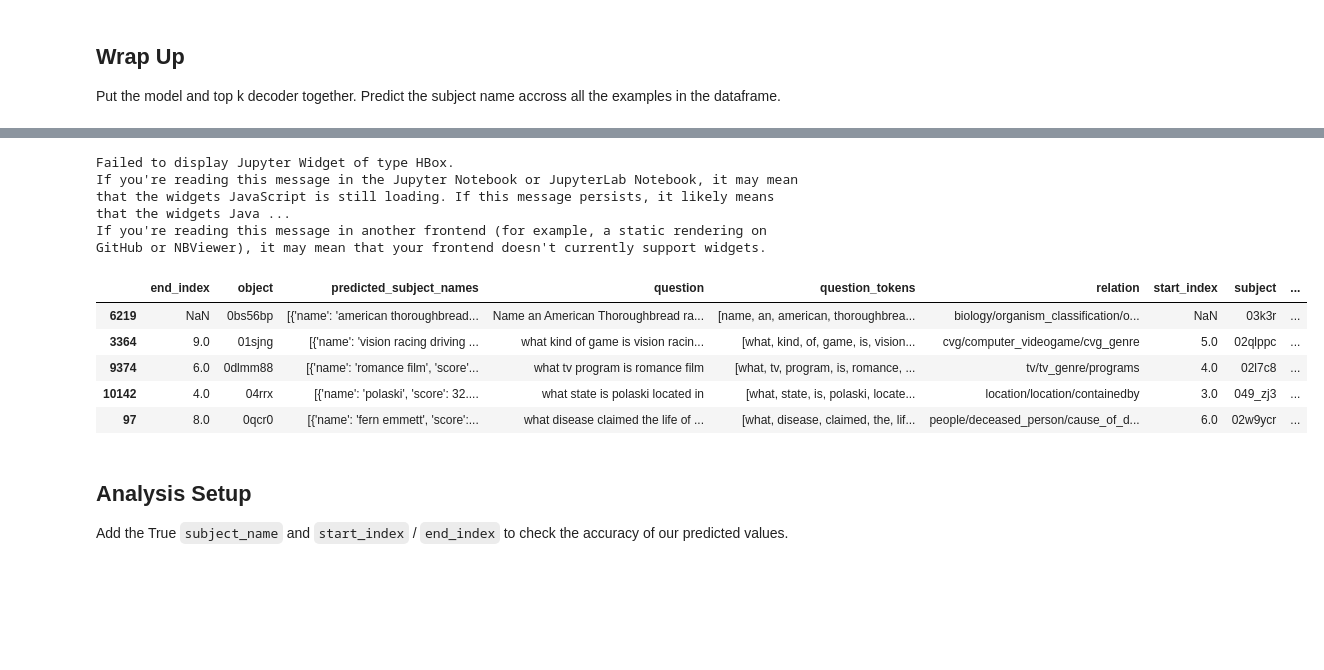
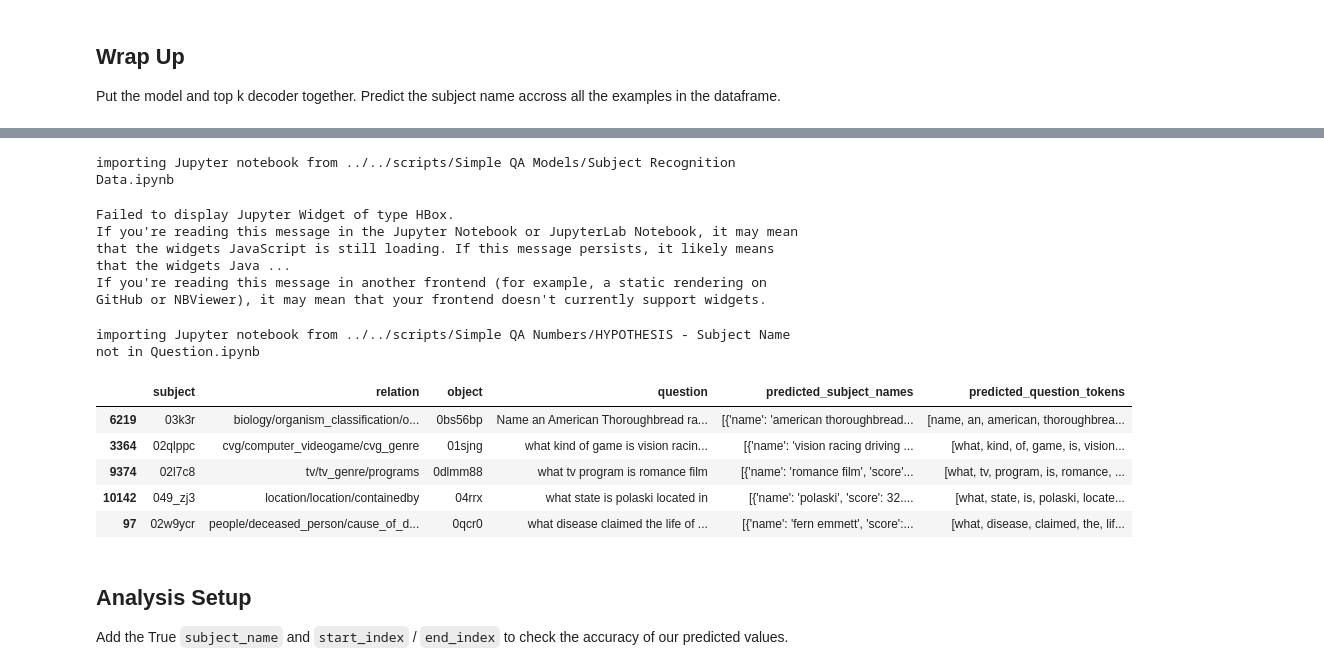
Before and after one commit to PetrochukM/Simple-QA-EMNLP-2018, a Jupyter notebook: scripts/Simple QA End-To-End/Step 1 - Predict Subject Name.ipynb, the cells around one changed output, grey strips where cells are left out. Drawn from its saved outputs; the diff is of its cells as text; code cells hidden in the pictures; blank space fills up the shorter version.

```diff
--- a/scripts/Simple QA End-To-End/Step 1 - Predict Subject Name.ipynb
+++ b/scripts/Simple QA End-To-End/Step 1 - Predict Subject Name.ipynb
@@ -40,14 +40,14 @@ import scripts.utils.import_notebook
 from allennlp.models.archival import load_archive
 from allennlp.service.predictors import Predictor
 
-archive = load_archive('../../results/0000.01-15_21:34:34.subject_recognition_crf_tagger/model.tar.gz',
+ARCHIVE = load_archive('../../results/0000.01-15_21:34:34.subject_recognition_crf_tagger/model.tar.gz',
                        cuda_device=0)
-predictor = Predictor.from_archive(archive, 'sentence-tagger')
+PREDICTOR = Predictor.from_archive(ARCHIVE, 'sentence-tagger')
 
 ## TEST ##
 question = 'what major cities does u.s. route 2 run through ?'
 print('Question:', question)
-print('Predicted Tags:', predictor.predict_json({'sentence': question}, 0)['tags'])
+print('Predicted Tags:', PREDICTOR.predict_json({'sentence': question}, 0)['tags'])
 # %% [output]
 Question: what major cities does u.s. route 2 run through ?
 Predicted Tags: ['O', 'O', 'O', 'O', 'I', 'I', 'I', 'O', 'O', 'O']
@@ -155,9 +155,9 @@ def viterbi_tags(logits: List[List[int]], mask: List[int], top_k: int) -> List[L
     end_tag = num_tags + 1
     transitions = torch.Tensor(num_tags + 2, num_tags + 2).fill_(-10000.)
 
-    transitions[:num_tags, :num_tags] = archive.model.crf.transitions.data
-    transitions[start_tag, :num_tags] = archive.model.crf.start_transitions.data
-    transitions[:num_tags, end_tag] = archive.model.crf.end_transitions.data
+    transitions[:num_tags, :num_tags] = ARCHIVE.model.crf.transitions.data
+    transitions[start_tag, :num_tags] = ARCHIVE.model.crf.start_transitions.data
+    transitions[:num_tags, end_tag] = ARCHIVE.model.crf.end_transitions.data
 
     # Pad the max sequence length by 2 to account for start_tag + end_tag.
     tag_sequence = torch.Tensor(max_seq_length + 2, num_tags + 2)
@@ -180,14 +180,14 @@ def viterbi_tags(logits: List[List[int]], mask: List[int], top_k: int) -> List[L
     viterbi_paths = [path[1:-1] for path in viterbi_paths]
     # Translate indexes to labels
     viterbi_paths = [
-        [archive.model.vocab.get_token_from_index(i, namespace="labels")
+        [ARCHIVE.model.vocab.get_token_from_index(i, namespace="labels")
          for i in paths] for paths in viterbi_paths
     ]
     return viterbi_paths, viterbi_scores
 
 ## TEST ##
 top_k = 5
-predicted = predictor.predict_json({'sentence': 'what major cities does u.s. route 2 run through ?'}, 0)
+predicted = PREDICTOR.predict_json({'sentence': 'what major cities does u.s. route 2 run through ?'}, 0)
 viterbi_paths, viterbi_scores = viterbi_tags(predicted['logits'], predicted['mask'], top_k)
 
 # Best viterbi_paths should equal to predicted tags
@@ -211,7 +211,7 @@ import re
 
 def predict_subject_name(tokens):
     # Predict Tags
-    predicted = predictor.predict_json({'sentence': ' '.join(tokens)}, 0)
+    predicted = PREDICTOR.predict_json({'sentence': ' '.join(tokens)}, 0)
     viterbi_paths, viterbi_scores = viterbi_tags(predicted['logits'], predicted['mask'], 25)
 
     predicted_subject_names = []
@@ -259,31 +259,33 @@ Sample Output:
 # %%
 import pandas as pd
 from numpy import nan
 
-preprocess = importlib.import_module(
+PREPROCESS = importlib.import_module(
                 "scripts.Simple QA Models.Subject Recognition Data").preprocess
-tokenize = importlib.import_module(
+TOKENIZE = importlib.import_module(
                 "scripts.Simple QA Models.Subject Recognition Data").spacy_tokenize
 
 def add_predicted_subject_name(row):
-    question_tokens = tokenize(preprocess(row['question']))
+    question_tokens = TOKENIZE(PREPROCESS(row['question']))
     predicted_subject_names = predict_subject_name(question_tokens)
     row['predicted_subject_names'] = predicted_subject_names
-    row['question_tokens'] = question_tokens
+    row['predicted_question_tokens'] = question_tokens
     return row
 
 df_dev = df_dev.progress_apply(add_predicted_subject_name, axis=1)
 df_dev[:5]
 # %% [output]
-Failed to display Jupyter Widget of type HBox.
-If you're reading this message in the Jupyter Notebook or JupyterLab Notebook, it may mean that the widgets JavaScript is still loading. If this message persists, it likely means that the widgets Java ...
-If you're reading this message in another frontend (for example, a static rendering on GitHub or NBViewer), it may mean that your frontend doesn't currently support widgets.
+importing Jupyter notebook from ../../scripts/Simple QA Models/Subject Recognition Data.ipynb
+Failed to display Jupyter Widget of type HBox.
+If you're reading this message in the Jupyter Notebook or JupyterLab Notebook, it may mean that the widgets JavaScript is still loading. If this message persists, it likely means that the widgets Java ...
+If you're reading this message in another frontend (for example, a static rendering on GitHub or NBViewer), it may mean that your frontend doesn't currently support widgets.
+importing Jupyter notebook from ../../scripts/Simple QA Numbers/HYPOTHESIS - Subject Name not in Question.ipynb
-|  | end_index | object | predicted_subject_names | question | question_tokens | relation | start_index | subject | ... |
-| 6219 | NaN | 0bs56bp | [{'name': 'american thoroughbread... | Name an American Thoroughbread ra... | [name, an, american, thoroughbrea... | biology/organism_classification/o... | NaN | 03k3r | ... |
-| 3364 | 9.0 | 01sjng | [{'name': 'vision racing driving ... | what kind of game is vision racin... | [what, kind, of, game, is, vision... | cvg/computer_videogame/cvg_genre | 5.0 | 02qlppc | ... |
-| 9374 | 6.0 | 0dlmm88 | [{'name': 'romance film', 'score'... | what tv program is romance film | [what, tv, program, is, romance, ... | tv/tv_genre/programs | 4.0 | 02l7c8 | ... |
-| 10142 | 4.0 | 04rrx | [{'name': 'polaski', 'score': 32.... | what state is polaski located in | [what, state, is, polaski, locate... | location/location/containedby | 3.0 | 049_zj3 | ... |
-| 97 | 8.0 | 0qcr0 | [{'name': 'fern emmett', 'score':... | what disease claimed the life of ... | [what, disease, claimed, the, lif... | people/deceased_person/cause_of_d... | 6.0 | 02w9ycr | ... |
+|  | subject | relation | object | question | predicted_subject_names | predicted_question_tokens |
+| 6219 | 03k3r | biology/organism_classification/o... | 0bs56bp | Name an American Thoroughbread ra... | [{'name': 'american thoroughbread... | [name, an, american, thoroughbrea... |
+| 3364 | 02qlppc | cvg/computer_videogame/cvg_genre | 01sjng | what kind of game is vision racin... | [{'name': 'vision racing driving ... | [what, kind, of, game, is, vision... |
+| 9374 | 02l7c8 | tv/tv_genre/programs | 0dlmm88 | what tv program is romance film | [{'name': 'romance film', 'score'... | [what, tv, program, is, romance, ... |
+| 10142 | 049_zj3 | location/location/containedby | 04rrx | what state is polaski located in | [{'name': 'polaski', 'score': 32.... | [what, state, is, polaski, locate... |
+| 97 | 02w9ycr | people/deceased_person/cause_of_d... | 0qcr0 | what disease claimed the life of ... | [{'name': 'fern emmett', 'score':... | [what, disease, claimed, the, lif... |
 # %% [markdown]
 ## Analysis Setup
 
```
Also changed, not shown: parts of 4 cells of this notebook, 16 other files.
